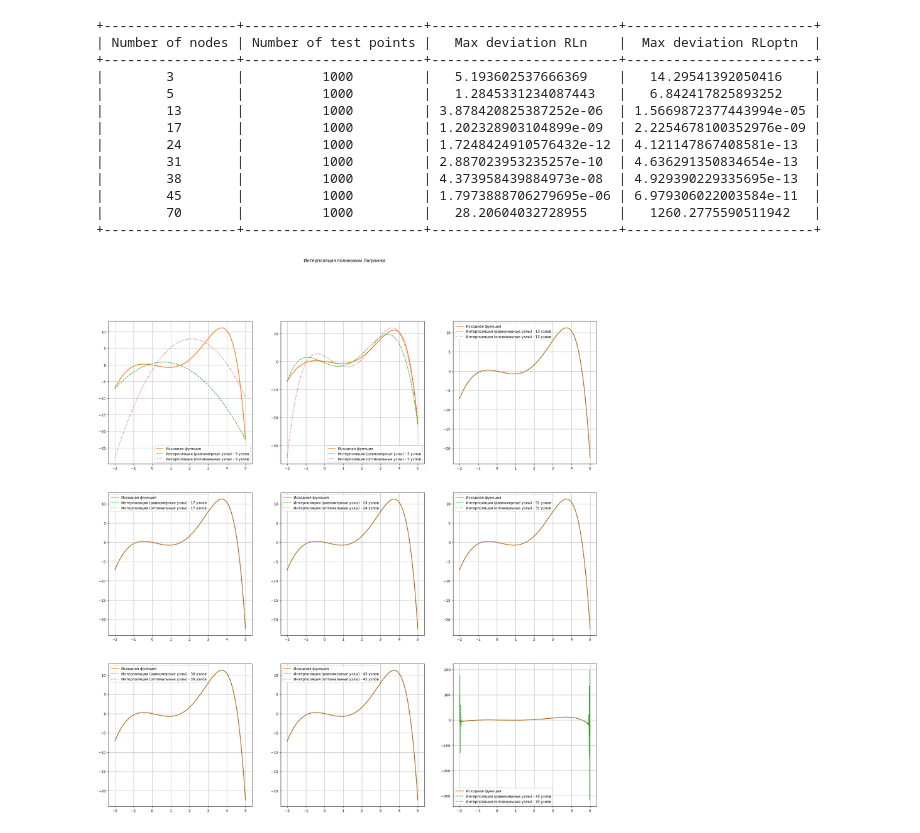
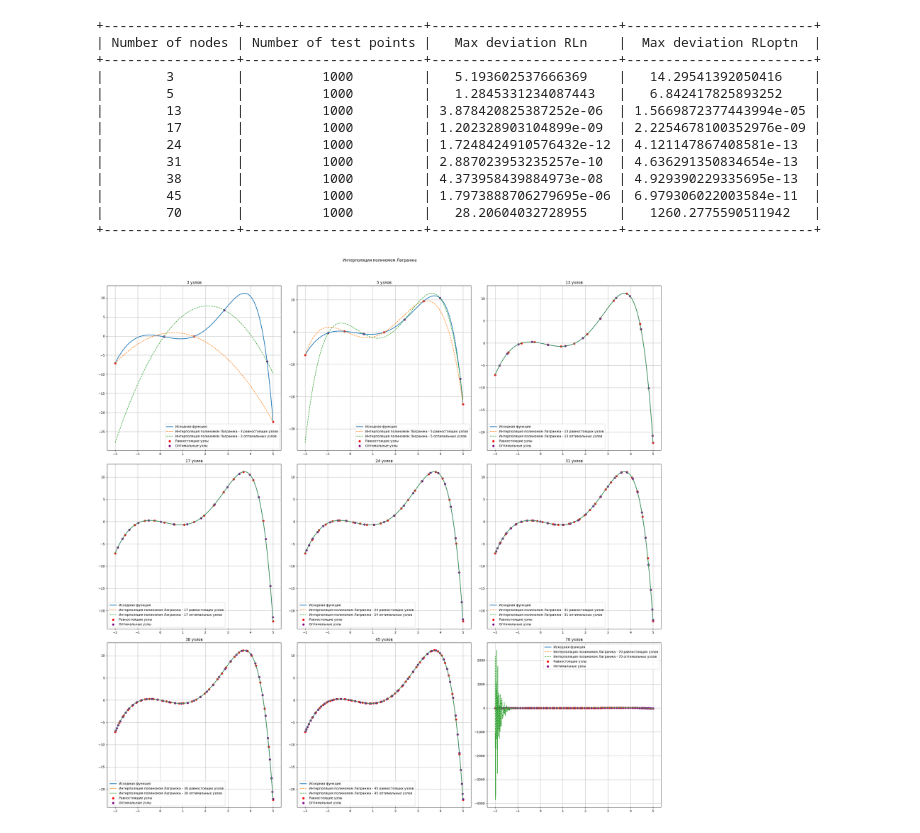
Before and after one commit to 1BaEdeV/SPbU-AM-CP-Numerical-Methods, a Jupyter notebook: Интерполирование/ПЛН/graphics.ipynb, the cells around one changed output. Drawn from its saved outputs; the diff is of its cells as text; code cells hidden in the pictures.

```diff
--- a/Интерполирование/ПЛН/graphics.ipynb
+++ b/Интерполирование/ПЛН/graphics.ipynb
@@ -70,56 +70,55 @@ print(table)
 # %%
 from Newton import *
 from Lagranzh import *
 from funcs import *
 import matplotlib.pyplot as plt
 from prettytable import PrettyTable
 table = PrettyTable()
 cols=["Number of nodes","Number of test points","Max deviation RLn","Max deviation RLoptn"]
 table.field_names=cols
 mas=[]
 
 fig,axes=plt.subplots(3,3,figsize=(25,25))
 a,b=-2,5
 fig.suptitle("Интерполяция полиномом Лагранжа")
 
 tests=[3,5,13,17,24,31,38,45,70]
 
 for n in range(len(tests)):
     x_vals = np.linspace(a, b, 1000)
+    XargsN = Nuzl(a, b, tests[n])
+    XargsOpt = Optuzl(a,b,tests[n])
+    YargsN = [f(x) for x in XargsN]
+    YargsOpt=[f(x) for x in XargsOpt]
     y_true = [f(x) for x in x_vals]
-    y_nuzl = [Ln(x, a,b, tests[n]) for x in x_vals]
-    y_optuzl = [Loptn(x,a,b,tests[n]) for x in x_vals]
+    y_nuzl = [Nn(x, a,b, tests[n]) for x in x_vals]
+    y_optuzl = [Noptn(x,a,b,tests[n]) for x in x_vals]
 
     mas.append(tests[n])
     mas.append(1000)
     mas.append(max_deviation(y_true,y_nuzl))
     mas.append(max_deviation(y_true,y_optuzl))
     table.add_row(mas)
-    if n in [0,1,2]:
-        axes[0,n%3].plot(x_vals,y_true)
-        axes[0,n%3].plot(x_vals, y_true, label='Исходная функция', linewidth=2)
-        axes[0,n%3].plot(x_vals, y_nuzl, label=f'Интерполяция (равномерные узлы) - {tests[n]} узлов', linestyle='--')
-        axes[0,n%3].plot(x_vals, y_optuzl, label=f'Интерполяция (оптимальные узлы) - {tests[n]} узлов', linestyle=':')
-        axes[0,n%3].legend()
-        axes[0,n%3].grid()
-    if n in [3,4,5]:
-        axes[1,n%3].plot(x_vals,y_true)
-        axes[1,n%3].plot(x_vals, y_true, label='Исходная функция', linewidth=2)
-        axes[1,n%3].plot(x_vals, y_nuzl, label=f'Интерполяция (равномерные узлы) - {tests[n]} узлов', linestyle='--')
-        axes[1,n%3].plot(x_vals, y_optuzl, label=f'Интерполяция (оптимальные узлы) - {tests[n]} узлов', linestyle=':')
-        axes[1,n%3].legend()
-        axes[1,n%3].grid()
-    if n in [6,7,8]:
-        axes[2,n%3].plot(x_vals,y_true)
-        axes[2,n%3].plot(x_vals, y_true, label='Исходная функция', linewidth=2)
-        axes[2,n%3].plot(x_vals, y_nuzl, label=f'Интерполяция (равномерные узлы) - {tests[n]} узлов', linestyle='--')
-        axes[2,n%3].plot(x_vals, y_optuzl, label=f'Интерполяция (оптимальные узлы) - {tests[n]} узлов', linestyle=':')
-        axes[2,n%3].legend()
-        axes[2,n%3].grid()
+
+    row, col = divmod(n, 3)  # Переводим индекс в (строка, столбец)
+    ax = axes[row, col]
+
+    # Рисуем графики
+    ax.plot(x_vals, y_true, label="Исходная функция", linewidth=2)
+    ax.plot(x_vals, y_nuzl, label=f"Интерполяция полиномом Лагранжа - {tests[n]} равностоящих узлов", linestyle="--")
+    ax.plot(x_vals, y_optuzl, label=f"Интерполяция полиномом Лагранжа - {tests[n]} оптимальных узлов", linestyle="--")
+    ax.scatter(XargsN, YargsN, color="red", label="Равностоящие узлы")
+    ax.scatter(XargsOpt, YargsOpt, color="purple", label="Оптимальные узлы")
+
+    ax.legend()
+    ax.grid()
+    ax.set_title(f"{tests[n]} узлов")
 
     mas=[]
+
+plt.tight_layout(rect=[0, 0, 1, 0.96])  # Корректируем расположение заголовка
 # %% [output]
-[figure, old version]
+[figure, new version]
 # %%
 print(table)
 # %% [output]
```
Also changed, not shown: parts of 2 cells of this notebook, 5 other files.
